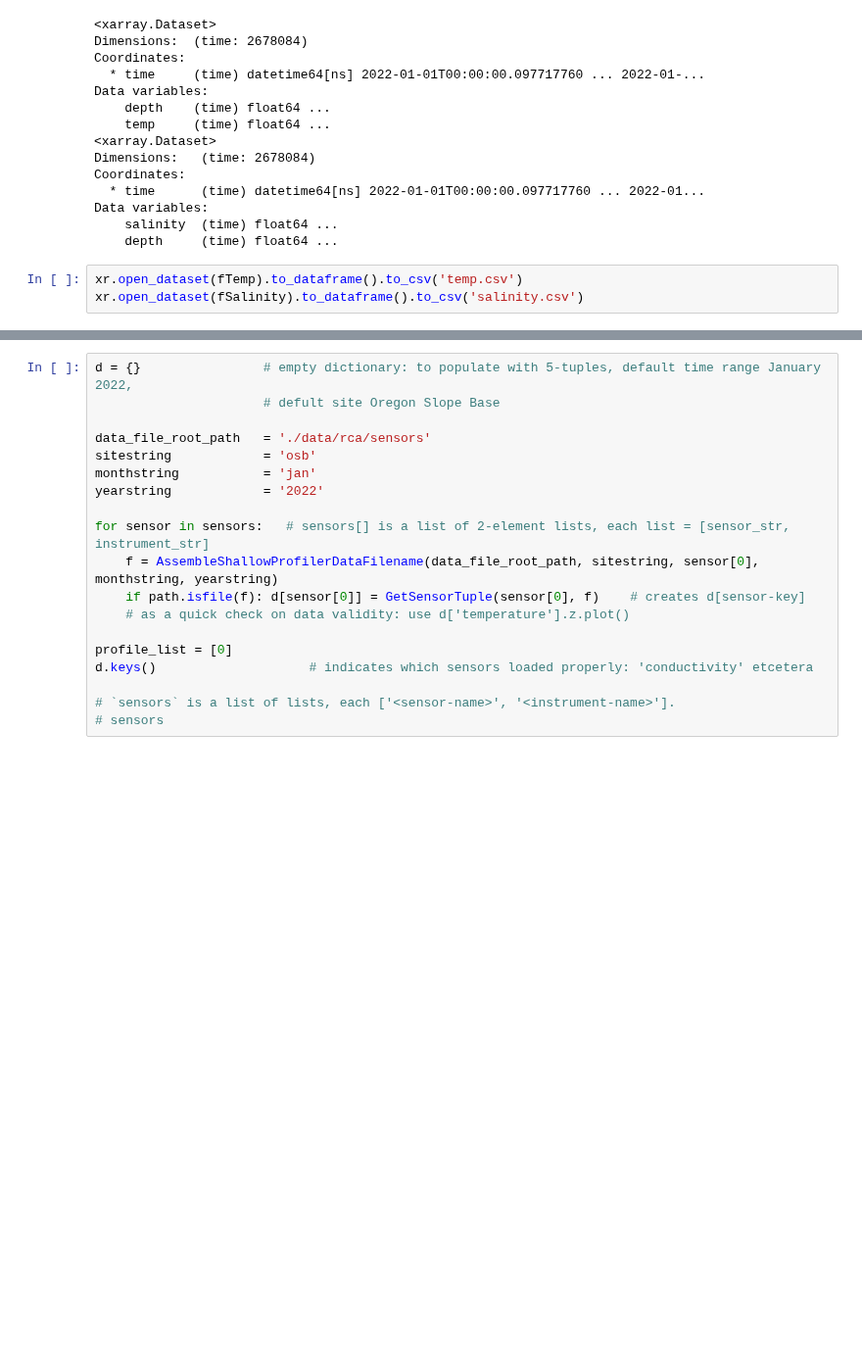
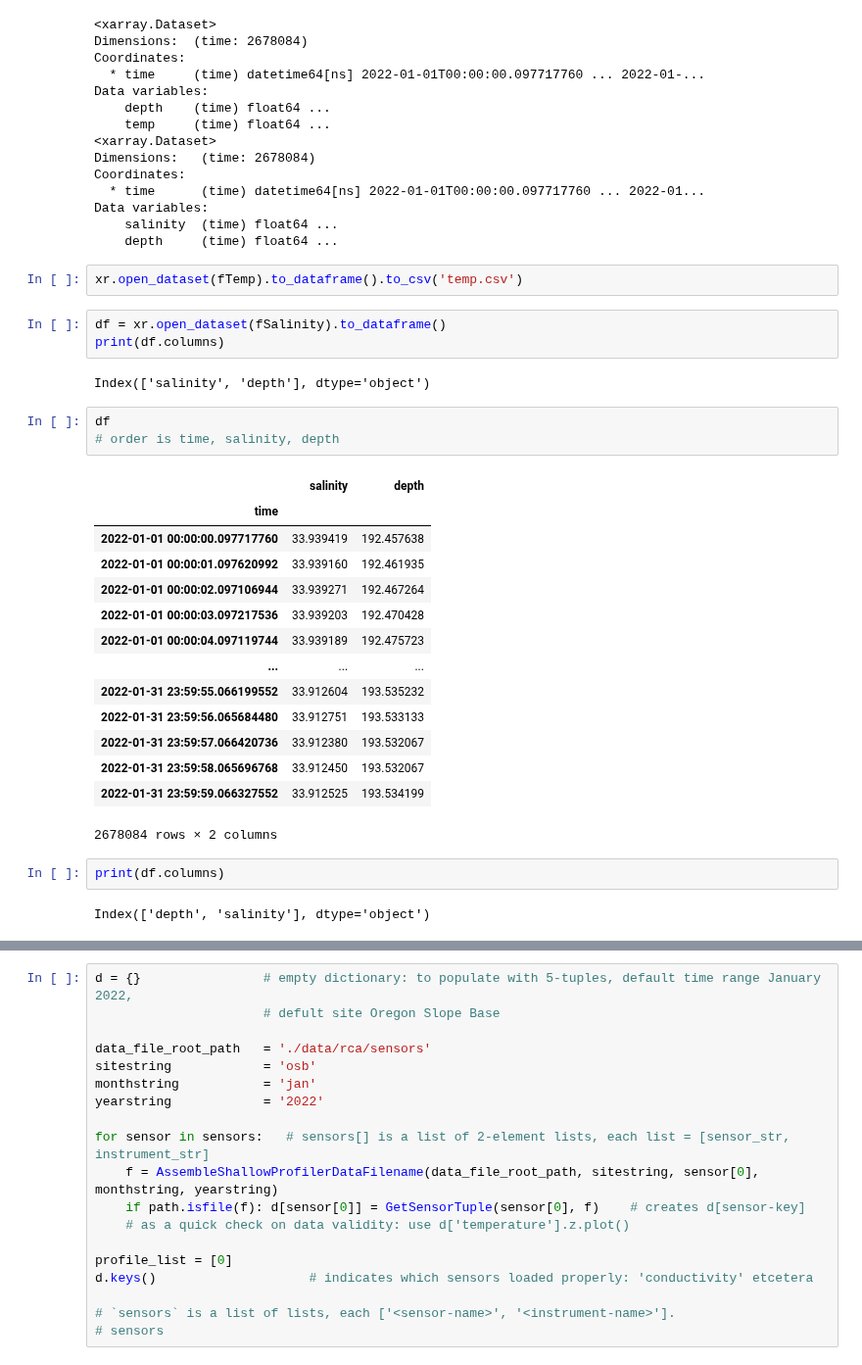
Before and after one commit to geo-smart/oceanography, a Jupyter notebook: book/chapters/1.2.1epipelargosy.ipynb, the cells around one changed output, grey strips where cells are left out. Shown at 98% size. Saved outputs shown, nothing was run; the diff lists cells and outputs as text; blank space fills up the shorter version.

```diff
--- a/book/chapters/1.2.1epipelargosy.ipynb
+++ b/book/chapters/1.2.1epipelargosy.ipynb
@@ -154,6 +154,32 @@ Coordinates:
 Data variables:
     salinity  (time) float64 ...
     depth     (time) float64 ...
-# %%
-xr.open_dataset(fTemp).to_dataframe().to_csv('temp.csv')
-xr.open_dataset(fSalinity).to_dataframe().to_csv('salinity.csv')
+# %%
+xr.open_dataset(fTemp).to_dataframe().to_csv('temp.csv')
+# %%
+df = xr.open_dataset(fSalinity).to_dataframe()
+print(df.columns)
+# %% [output]
+Index(['salinity', 'depth'], dtype='object')
+# %%
+df
+# order is time, salinity, depth
+# %% [output]
+|  | salinity | depth |
+| time |  |  |
+| 2022-01-01 00:00:00.097717760 | 33.939419 | 192.457638 |
+| 2022-01-01 00:00:01.097620992 | 33.939160 | 192.461935 |
+| 2022-01-01 00:00:02.097106944 | 33.939271 | 192.467264 |
+| 2022-01-01 00:00:03.097217536 | 33.939203 | 192.470428 |
+| 2022-01-01 00:00:04.097119744 | 33.939189 | 192.475723 |
+| ... | ... | ... |
+| 2022-01-31 23:59:55.066199552 | 33.912604 | 193.535232 |
+| 2022-01-31 23:59:56.065684480 | 33.912751 | 193.533133 |
+| 2022-01-31 23:59:57.066420736 | 33.912380 | 193.532067 |
+| 2022-01-31 23:59:58.065696768 | 33.912450 | 193.532067 |
+| 2022-01-31 23:59:59.066327552 | 33.912525 | 193.534199 |
+2678084 rows × 2 columns
+# %%
+print(df.columns)
+# %% [output]
+Index(['depth', 'salinity'], dtype='object')
```
Also changed, not shown: parts of 2 cells of this notebook, 3 other files.
